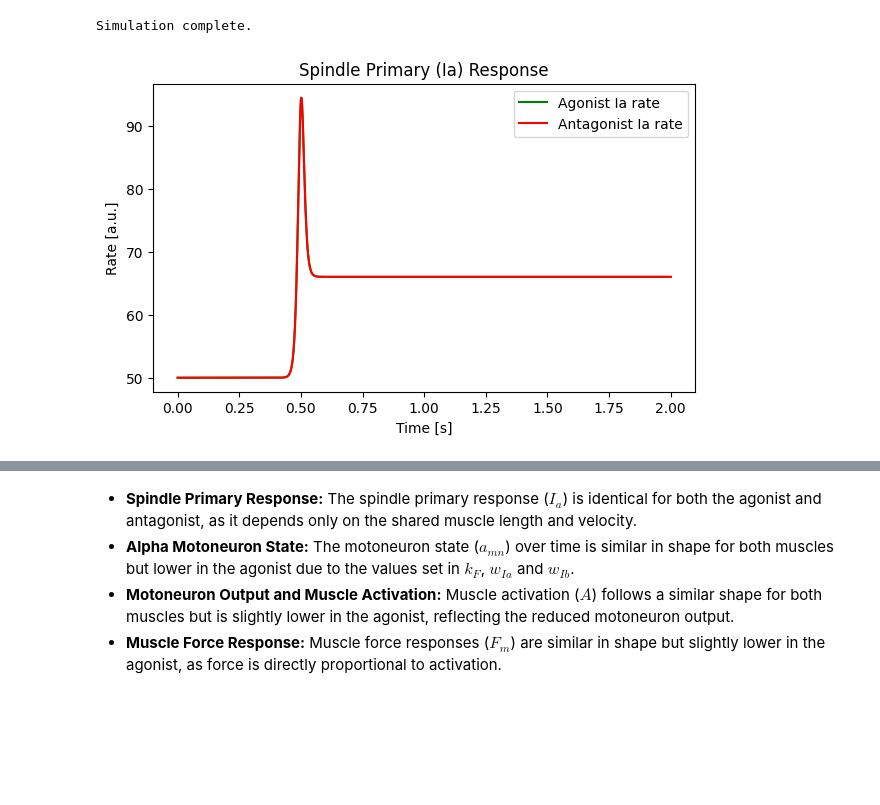
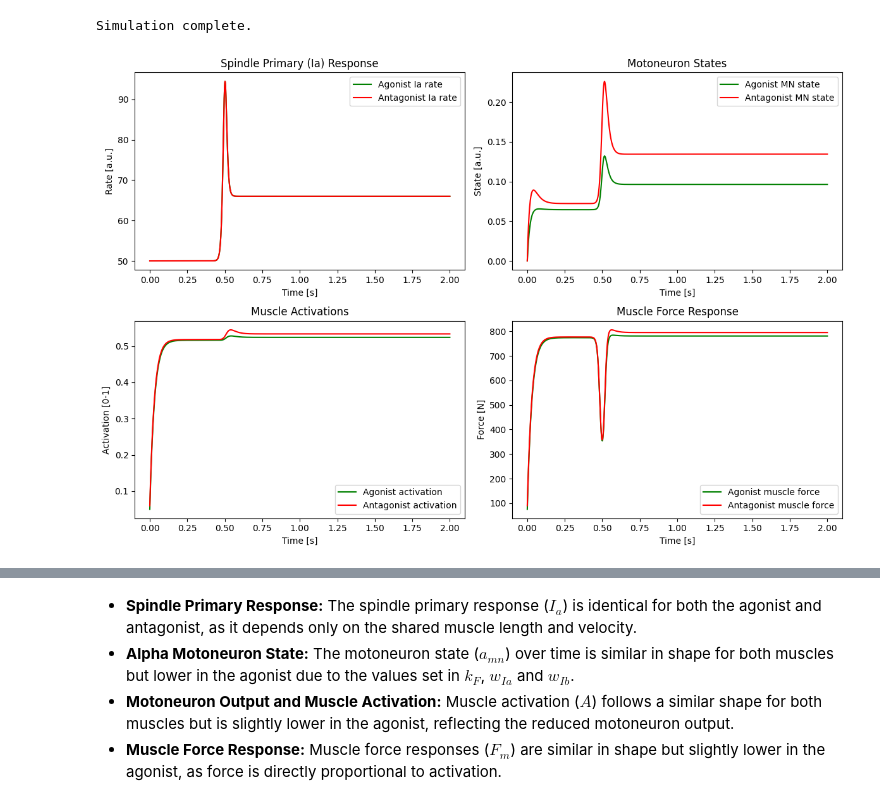
Before and after one commit to MetthewB/NX-492, a Jupyter notebook: script/stretch_reflex_toy.ipynb, the cells around one changed output, grey strips where cells are left out. Drawn from its saved outputs; the diff is of its cells as text; code cells hidden in the pictures; blank space fills up the shorter version.

```diff
--- a/script/stretch_reflex_toy.ipynb
+++ b/script/stretch_reflex_toy.ipynb
@@ -97,10 +94,10 @@ class StretchProfile:
     t_end: float = 2.0
 # %%
 def length_trajectory(t: float, prof: StretchProfile):
+    """Compute the muscle length and velocity over time using a smooth step function."""
     # Smooth step in length at t_step using tanh for numerical stability.
-    # Returns L(t), dLdt(t).
     k = 60.0  # steepness of transition
-    s = 0.5 * (1 + np.tanh(k * (t - prof.t_step)))  # 0->1 smooth step
+    s = 0.5 * (1 + np.tanh(k * (t - prof.t_step)))
     L = prof.L0 + prof.dL * s
     dLdt = prof.dL * 0.5 * k * (1 - np.tanh(k * (t - prof.t_step))**2)
     return L, dLdt
@@ -129,6 +135,12 @@ def muscle_force(A, L, dLdt, mp: MuscleParams): # total muscle force based on ac
     return mp.Fmax * A * fL(L, mp) * fV(dLdt, mp)
 # %%
 def reflex_ode(t, y, sp: SpindleParams, gb: GolgiParams, mn: MNParams, mp: MuscleParams, prof: StretchProfile):
+    """
+    System of ordinary differential equations (ODEs) for the reflex arc.
+
+    This function models the dynamics of the alpha motoneuron and muscle activation
+    in response to proprioceptive feedback from the muscle spindle (Ia) and Golgi tendon organ (Ib).
+    """
     # system of ODEs for the reflex arc
     a_mn, A = y
     L, dLdt = length_trajectory(t, prof)
@@ -342,6 +345,11 @@ y0 = [0.0, 0.05, 0.0, 0.06]  # [a_mn, A, a_mn_ant, A_ant]
 # %%
-# Modify the ODE function
 def reflex_ode_ant(t, y, sp, gb, mn, mp, sp_ant, gb_ant, mn_ant, mp_ant, prof):
+    """
+    ODE system for coupled agonist-antagonist muscles with reciprocal inhibition.
+
+    This function models the dynamics of two muscles (agonist and antagonist) acting on a joint,
+    including reciprocal inhibition between the muscles.
+    """
     a_mn, A, a_mn_ant, A_ant = y
     L, dLdt = length_trajectory(t, prof)
 
@@ -397,45 +417,43 @@ Simulation complete.
 ANTAGONIST_DIR = SAVE_DIR + "antagonist/"
 os.makedirs(ANTAGONIST_DIR, exist_ok=True)
 # %%
-# Plot results
-plt.figure()
-plt.plot(t, Ia, color="green", label="Agonist Ia rate")
-plt.plot(t, Ia_ant, color="red", label="Antagonist Ia rate")
-plt.xlabel("Time [s]"); plt.ylabel("Rate [a.u.]")
-plt.title("Spindle Primary (Ia) Response")
-plt.legend()
-plt.savefig(os.path.join(ANTAGONIST_DIR, "Ia_ant.png"))
+fig, axs = plt.subplots(2, 2, figsize=(12, 8))
+
+# Plot Spindle Ia rate
+axs[0, 0].plot(t, Ia, color="green", label="Agonist Ia rate")
+axs[0, 0].plot(t, Ia_ant, color="red", label="Antagonist Ia rate")
+axs[0, 0].set_xlabel("Time [s]")
+axs[0, 0].set_ylabel("Rate [a.u.]")
+axs[0, 0].set_title("Spindle Primary (Ia) Response")
+axs[0, 0].legend()
+
+# Plot motoneuron states
+axs[0, 1].plot(t, a_mn, color="green", label="Agonist MN state")
+axs[0, 1].plot(t, a_mn_ant, color="red", label="Antagonist MN state")
+axs[0, 1].set_xlabel("Time [s]")
+axs[0, 1].set_ylabel("State [a.u.]")
+axs[0, 1].set_title("Motoneuron States")
+axs[0, 1].legend()
+
+# Plot muscle activations
+axs[1, 0].plot(t, A, color="green", label="Agonist activation")
+axs[1, 0].plot(t, A_ant, color="red", label="Antagonist activation")
+axs[1, 0].set_xlabel("Time [s]")
+axs[1, 0].set_ylabel("Activation [0-1]")
+axs[1, 0].set_title("Muscle Activations")
+axs[1, 0].legend()
+
+# Plot muscle force response
+axs[1, 1].plot(t, Fm, color="green", label="Agonist muscle force")
+axs[1, 1].plot(t, Fm_ant, color="red", label="Antagonist muscle force")
+axs[1, 1].set_xlabel("Time [s]")
+axs[1, 1].set_ylabel("Force [N]")
+axs[1, 1].set_title("Muscle Force Response")
+axs[1, 1].legend()
+
+plt.tight_layout()
+plt.savefig(os.path.join(ANTAGONIST_DIR, "antagonist_comparison.png"))
 plt.show()
 plt.close()
-
-plt.figure()
-plt.plot(t, a_mn, color="green", label="Agonist MN state")
-plt.plot(t, a_mn_ant, color="red", label="Antagonist MN state")
-plt.xlabel("Time [s]"); plt.ylabel("State [a.u.]")
-plt.title("Motoneuron States")
-plt.legend()
-plt.savefig(os.path.join(ANTAGONIST_DIR, "a_mn_ant.png"))
-plt.show()
-plt.close()
-
-plt.figure()
-plt.plot(t, A, color="green", label="Agonist activation")
-plt.plot(t, A_ant, color="red", label="Antagonist activation")
-plt.xlabel("Time [s]"); plt.ylabel("Activation [0-1]")
-plt.title("Muscle Activations")
-plt.legend()
-plt.savefig(os.path.join(ANTAGONIST_DIR, "A_ant.png"))
-plt.show()
-plt.close()
-
-plt.figure()
-plt.plot(t, Fm, color="green", label="Agonist muscle force")
-plt.plot(t, Fm_ant, color="red", label="Antagonist muscle force")
-plt.xlabel("Time [s]"); plt.ylabel("Force [N]")
-plt.title("Muscle Force Response")
-plt.legend()
-plt.savefig(os.path.join(ANTAGONIST_DIR, "Fm_ant.png"))
-plt.show()
-plt.close()
 # %% [output]
-[figure, old version]
+[figure, new version]
```
Also changed, not shown: parts of 42 cells of this notebook, 28 other files.
